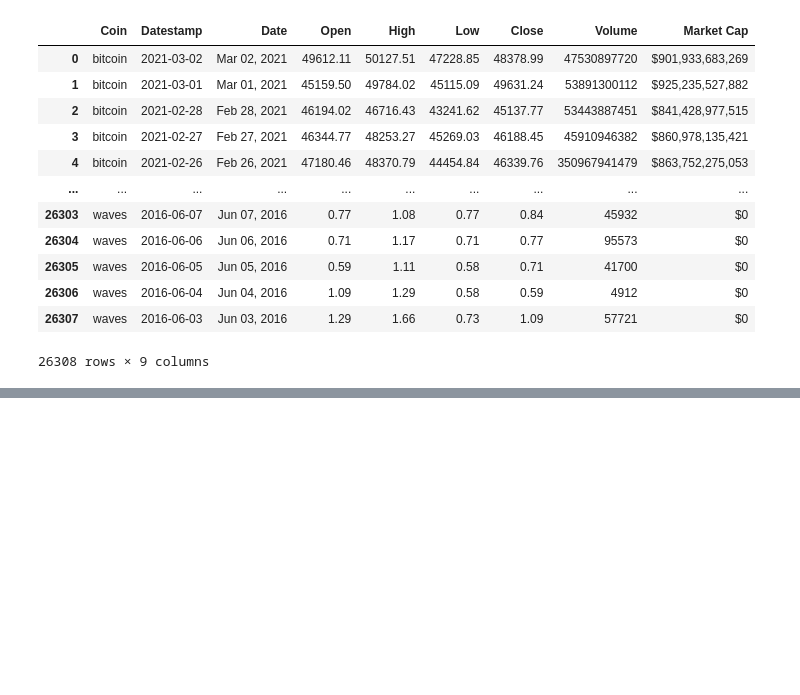
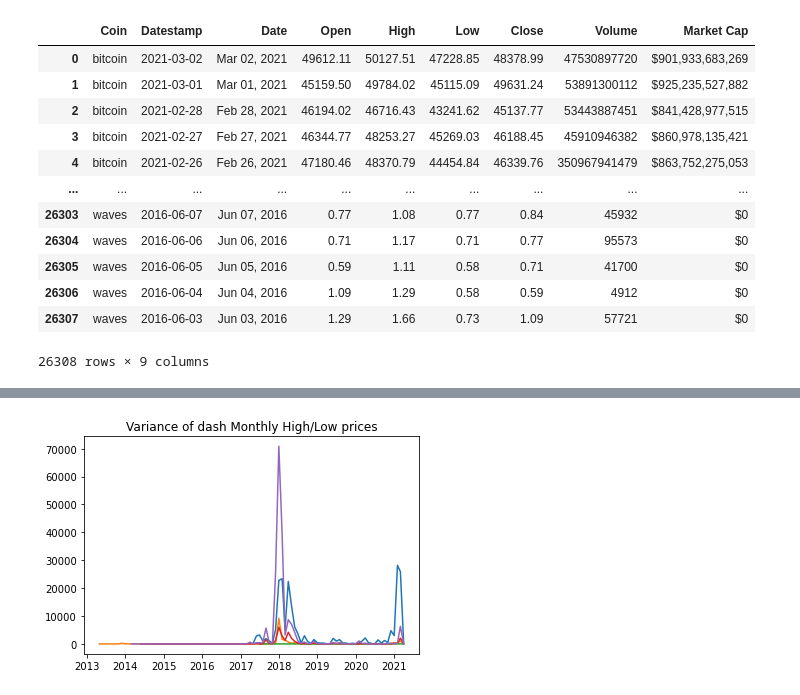
Before and after one commit to nickkyklausng/Crypto-Assignment, a Jupyter notebook: Dave-Crypto-Scratch-Notebook.ipynb, the cells around one changed output, grey strips where cells are left out. Saved outputs shown, nothing was run; the diff lists cells and outputs as text; code cells hidden in the pictures; blank space fills up the shorter version.

```diff
--- a/Dave-Crypto-Scratch-Notebook.ipynb
+++ b/Dave-Crypto-Scratch-Notebook.ipynb
@@ -120,0 +147,6 @@ plt.plot(delta['Delta'])
+# %%
+for coin in coinlist:
+    exec(f"plt.plot({coin}_groupbymonth_df[['High']].var())")
+    exec(f"plt.title('Variance of {coin} Monthly High/Low prices')")
+# %% [output]
+[figure, added]
```
Also changed, not shown: parts of 11 cells of this notebook, 1 other file.
